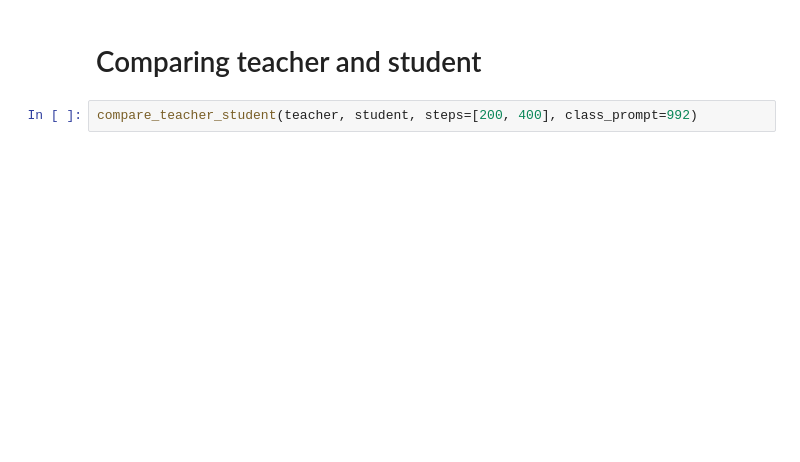
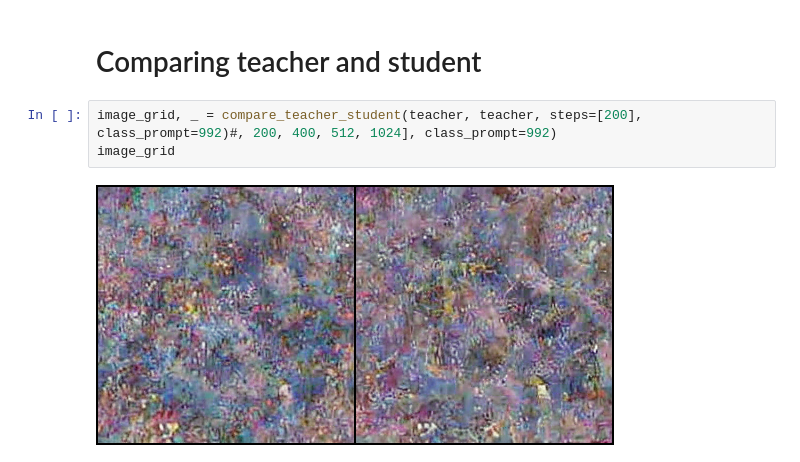
Before and after one commit to Pmobilee/DSD, a Jupyter notebook: cin_256/cin_256_distillation.ipynb, the cells around one changed output. Saved outputs shown, nothing was run; the diff lists cells and outputs as text; blank space fills up the shorter version.

```diff
--- a/cin_256/cin_256_distillation.ipynb
+++ b/cin_256/cin_256_distillation.ipynb
@@ -200,4 +212,7 @@ plt.show()
 # %% [markdown]
 # Comparing teacher and student
-# %%
-compare_teacher_student(teacher, student, steps=[200, 400], class_prompt=992)
+# %%
+image_grid, _ = compare_teacher_student(teacher, teacher, steps=[200], class_prompt=992)#, 200, 400, 512, 1024], class_prompt=992)
+image_grid
+# %% [output]
+[figure, added]
```
Also changed, not shown: parts of 6 cells of this notebook, 2 other files.
